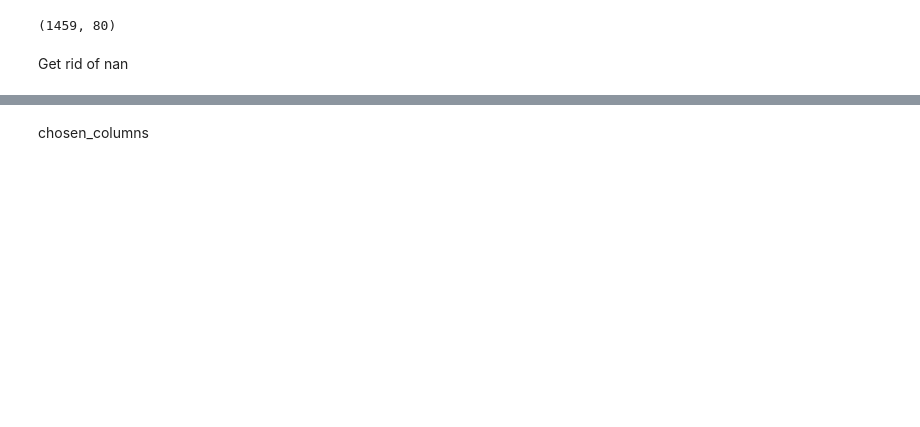
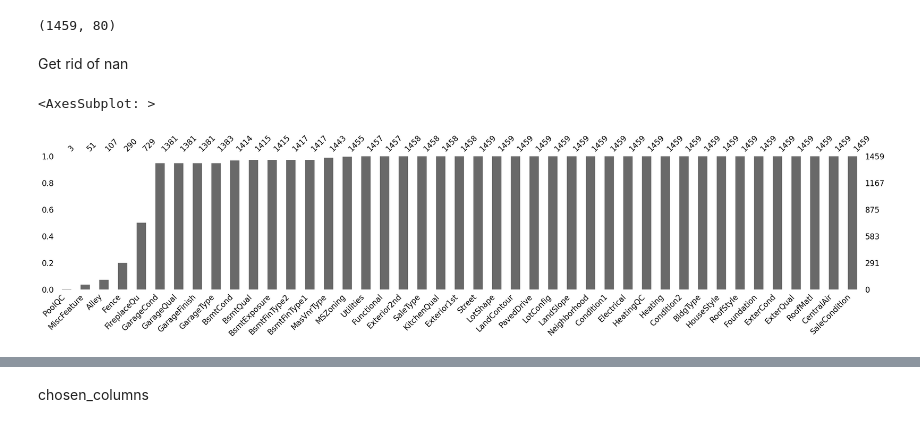
Before and after one commit to maeh98/gianniPastore, a Jupyter notebook: house.ipynb, the cells around one changed output, grey strips where cells are left out. Cells and saved outputs as stored; diff of their text form; code cells hidden in the pictures; blank space fills up the shorter version.

```diff
--- a/house.ipynb
+++ b/house.ipynb
@@ -715,3 +715,8 @@ test.shape
 (1459, 80)
 # %% [markdown]
 Get rid of nan
+# %%
+missingno.bar(test[test.describe(include='object').columns], sort='ascending', figsize = (30,5))
+# %% [output]
+<AxesSubplot: >
+[figure, added]
```
Also changed, not shown: parts of 28 cells of this notebook, 1 other file.
